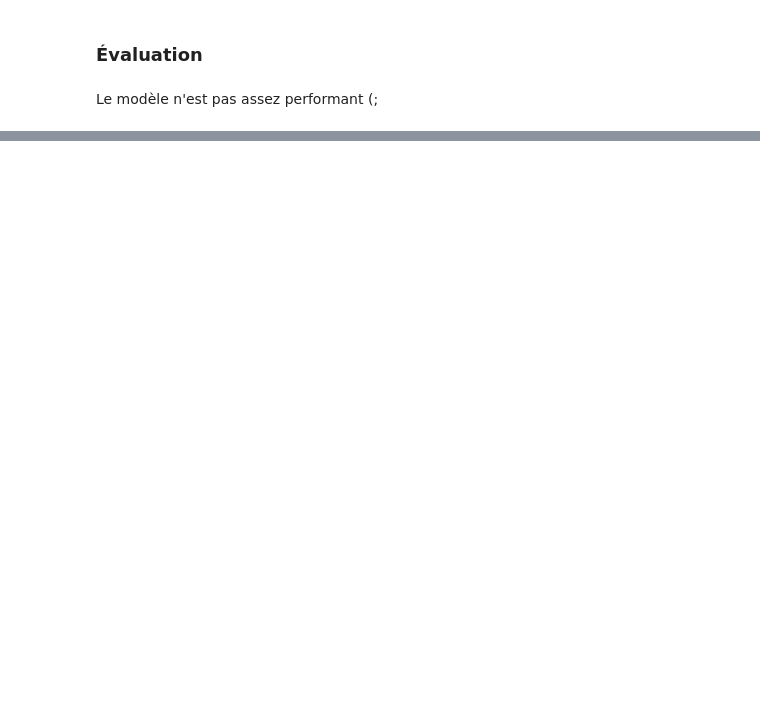
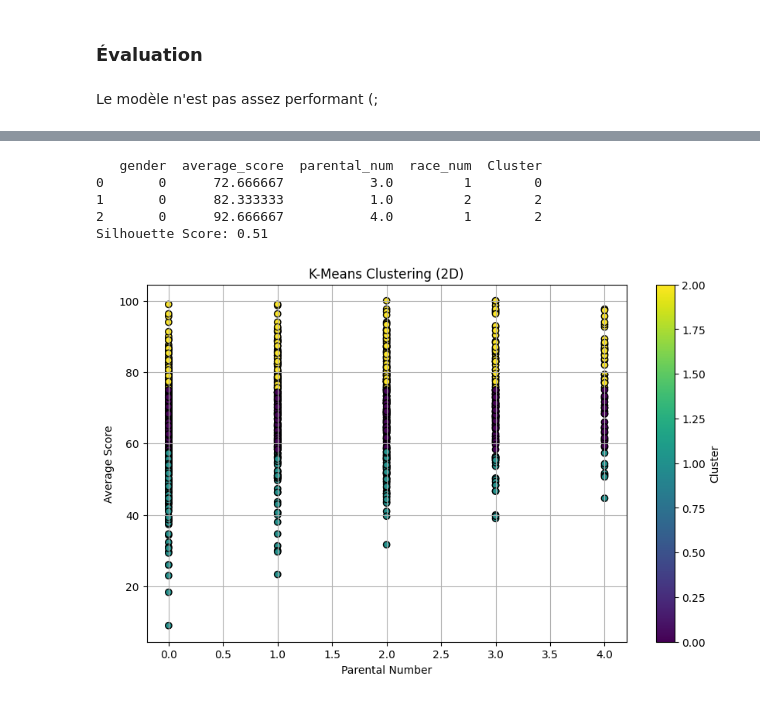
Before and after one commit to Zakaria-Boukeffa/ML_TEST_Students, a Jupyter notebook: test_blanc.ipynb, the cells around one changed output, grey strips where cells are left out. Saved outputs shown, nothing was run; the diff lists cells and outputs as text; code cells hidden in the pictures; blank space fills up the shorter version.

```diff
--- a/test_blanc.ipynb
+++ b/test_blanc.ipynb
@@ -268,0 +275,5 @@ Le modèle n'est pas assez performant (;
+# %%
+# Re-Forming the data frame
+X = df.drop(columns='parental_num')
+y = df['parental_num']
+X_train, X_test , y_train , y_test = train_test_split(X,y, test_size=0.2)
@@ -268,0 +322,39 @@ Le modèle n'est pas assez performant (;
+# %%
+# KNN
+kmeans = KMeans(n_clusters=3, random_state=42)
+
+# Fit the model
+kmeans.fit(df)
+
+# Predict clusters
+clusters = kmeans.predict(df)
+
+# Add cluster labels to your DataFrame for analysis
+df_with_clusters = pd.DataFrame(df)
+df_with_clusters['Cluster'] = clusters
+
+# Print the first few rows with cluster assignments
+print(df_with_clusters.head(3))
+
+# Evaluate clustering performance
+silhouette_avg = metrics.silhouette_score(X, clusters)
+print(f'Silhouette Score: {silhouette_avg:.2f}')
+
+# Visualize clusters in 2D
+plt.figure(figsize=(10, 6))
+plt.scatter(df['parental_num'], df['average_score'],
+            c=clusters, cmap='viridis', marker='o', edgecolor='k')
+
+plt.title('K-Means Clustering (2D)')
+plt.xlabel('Parental Number')
+plt.ylabel('Average Score')
+plt.colorbar(label='Cluster')
+plt.grid(True)
+plt.show()
+# %% [output]
+   gender  average_score  parental_num  race_num  Cluster
+0       0      72.666667           3.0         1        0
+1       0      82.333333           1.0         2        2
+2       0      92.666667           4.0         1        2
+Silhouette Score: 0.51
+[figure, added]
```
Also changed, not shown: parts of 9 cells of this notebook.
